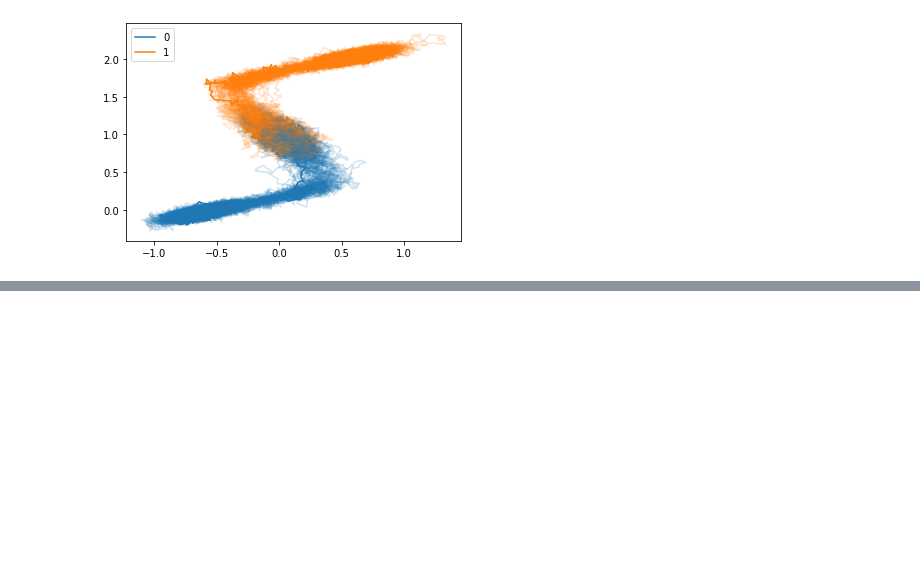
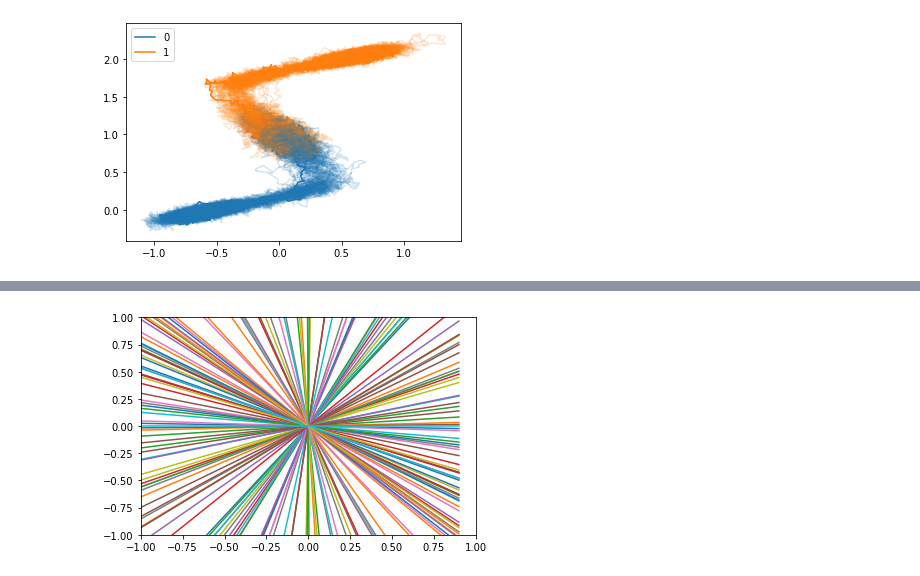
Before and after one commit to zwei21/matlab2py, a Jupyter notebook: CLIBuild/script/classifier.ipynb, the cells around one changed output, grey strips where cells are left out. Saved outputs shown, nothing was run; the diff lists cells and outputs as text; code cells hidden in the pictures; blank space fills up the shorter version.

```diff
--- a/CLIBuild/script/classifier.ipynb
+++ b/CLIBuild/script/classifier.ipynb
@@ -73,0 +220,6 @@ count
+# %%
+proj = Projector(100)
+# %%
+CVs2 = proj.projection2(data[0][0], data[0][1])
+# %% [output]
+[figure, added]
```
Also changed, not shown: parts of 27 cells of this notebook.
